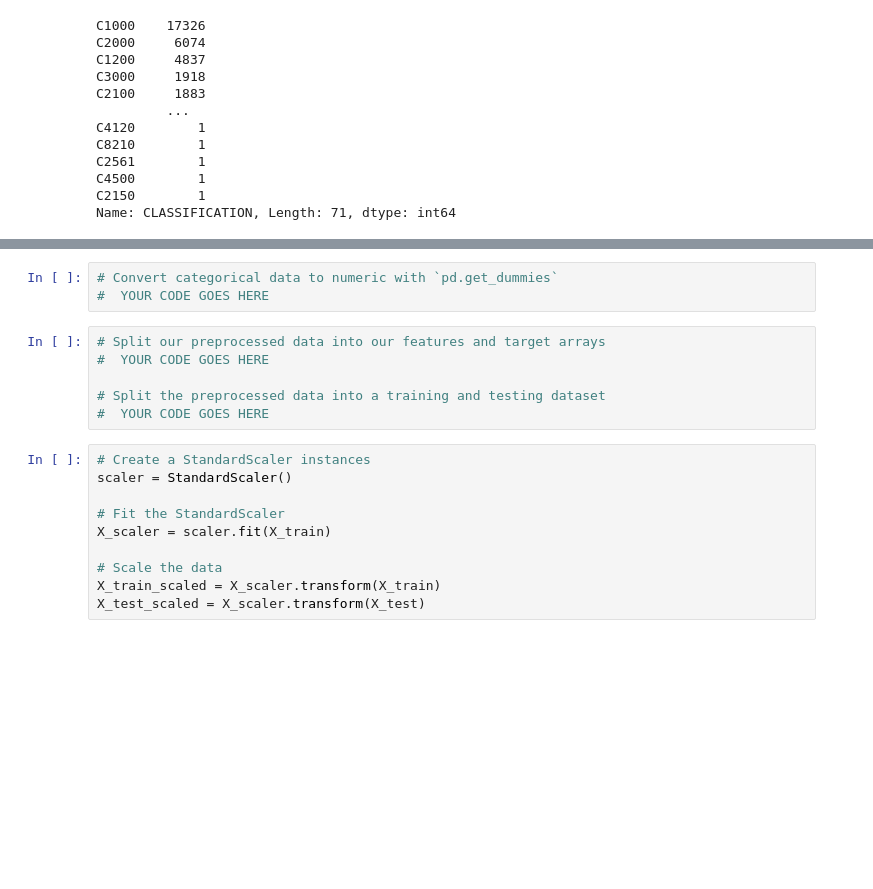
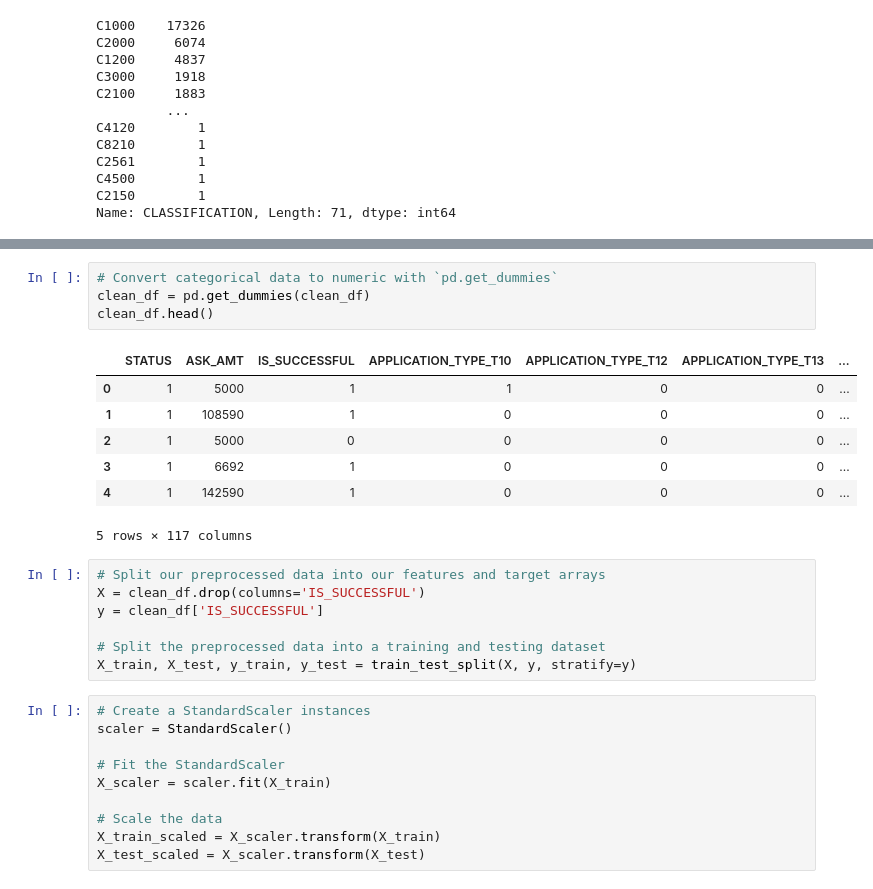
Before and after one commit to AlexMaule/deep-learning-challenge, a Jupyter notebook: Starter_Code/Starter_Code.ipynb, the cells around one changed output, grey strips where cells are left out. Drawn from its saved outputs; the diff is of its cells as text; blank space fills up the shorter version.

Commit message:
Created dummy columns for categorical data and split the preprocessed data into train and test

```diff
--- a/Starter_Code/Starter_Code.ipynb
+++ b/Starter_Code/Starter_Code.ipynb
@@ -146,13 +150,23 @@ C2100     1883
 Name: CLASSIFICATION, dtype: int64
 # %%
 # Convert categorical data to numeric with `pd.get_dummies`
-#  YOUR CODE GOES HERE
+clean_df = pd.get_dummies(clean_df)
+clean_df.head()
+# %% [output]
+|  | STATUS | ASK_AMT | IS_SUCCESSFUL | APPLICATION_TYPE_T10 | APPLICATION_TYPE_T12 | APPLICATION_TYPE_T13 | ... |
+| 0 | 1 | 5000 | 1 | 1 | 0 | 0 | ... |
+| 1 | 1 | 108590 | 1 | 0 | 0 | 0 | ... |
+| 2 | 1 | 5000 | 0 | 0 | 0 | 0 | ... |
+| 3 | 1 | 6692 | 1 | 0 | 0 | 0 | ... |
+| 4 | 1 | 142590 | 1 | 0 | 0 | 0 | ... |
+5 rows × 117 columns
 # %%
 # Split our preprocessed data into our features and target arrays
-#  YOUR CODE GOES HERE
+X = clean_df.drop(columns='IS_SUCCESSFUL')
+y = clean_df['IS_SUCCESSFUL']
 
 # Split the preprocessed data into a training and testing dataset
-#  YOUR CODE GOES HERE
+X_train, X_test, y_train, y_test = train_test_split(X, y, stratify=y)
 # %%
 # Create a StandardScaler instances
 scaler = StandardScaler()
```
Also changed, not shown: parts of 2 cells of this notebook.
